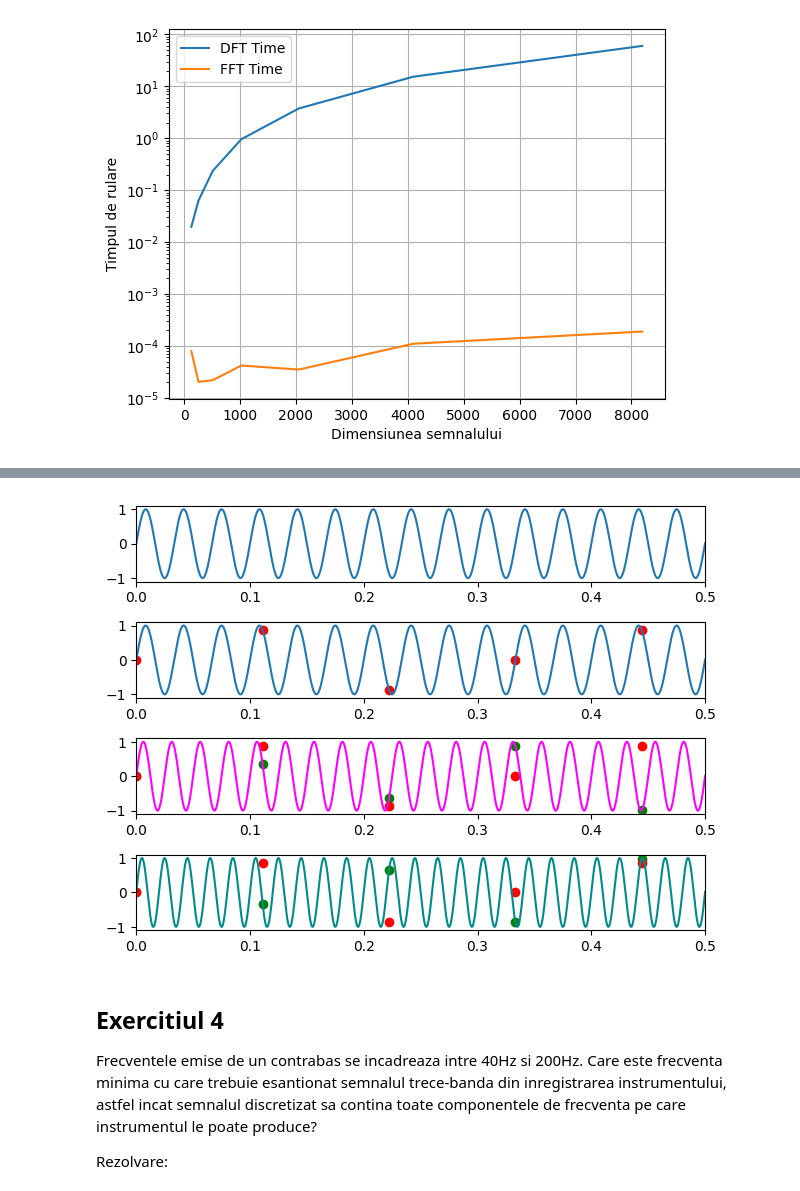
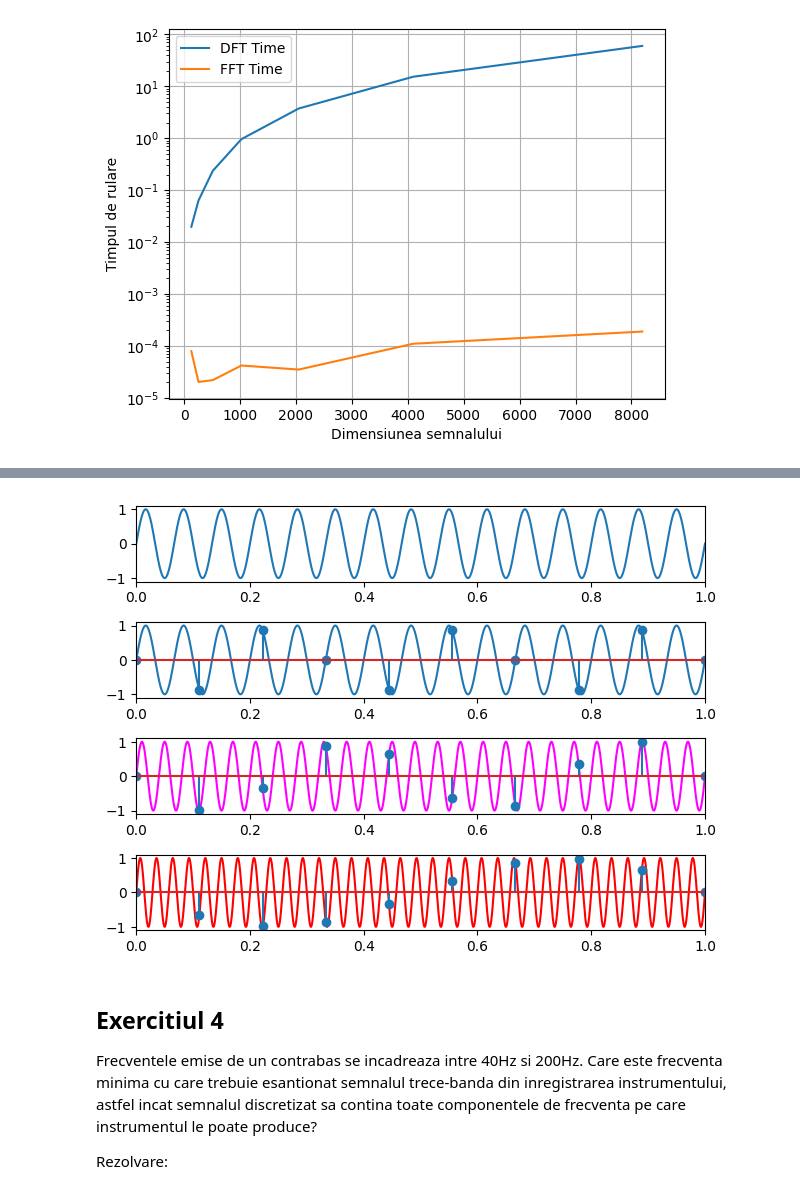
Before and after one commit to laurentiucretu68/ProcesareaSemnalelor, a Jupyter notebook: Laborator4/main.ipynb, the cells around one changed output, grey strips where cells are left out. Cells and saved outputs as stored; diff of their text form; code cells hidden in the pictures.

```diff
--- a/Laborator4/main.ipynb
+++ b/Laborator4/main.ipynb
@@ -90,43 +88,41 @@ plt.close(fig)
 # %%
 # Exercitiul 3
 def signal(n: np.ndarray, f: float):
     return np.sin(2 * np.pi * f * n)
 
-f = 30
+f = 15
 fs = 10
-n = np.linspace(0, 1, 10000)
-time = np.linspace(0, 1, fs)
+n = np.linspace(0, 1, fs)
+time = np.linspace(0, 1, 10000)
 
 fig, axs = plt.subplots(4)
-axs[0].plot(n, signal(n, f))
-axs[0].set_xlim([0, 0.5])
+axs[0].plot(time, signal(time, f))
+axs[0].set_xlim([0, 1])
 
-axs[1].plot(n, signal(n, f))
-axs[1].scatter(time, signal(time, f), c='red')
-axs[1].set_xlim([0, 0.5])
+axs[1].plot(time, signal(time, f))
+axs[1].stem(n, signal(n, f))
+axs[1].set_xlim([0, 1])
 
-axs[2].plot(n, signal(n, f + fs), c='magenta')
-axs[2].scatter(time, signal(time, f + fs), c='green')
-axs[2].scatter(time, signal(time, f), c='red')
-axs[2].set_xlim([0, 0.5])
+axs[2].plot(time, signal(time, f + fs), c='magenta')
+axs[2].stem(n, signal(n, f + fs))
+axs[2].set_xlim([0, 1])
 
-axs[3].plot(n, signal(n, f + 2 * fs), c='darkcyan')
-axs[3].scatter(time, signal(time, f + 2 * fs), c='green')
-axs[3].scatter(time, signal(time, f), c='red')
-axs[3].set_xlim([0, 0.5])
+axs[3].plot(time, signal(time, f + 2 * fs), c='red')
+axs[3].stem(n, signal(n, f + 2 * fs))
+axs[3].set_xlim([0, 1])
 
 plt.tight_layout()
 
 if not os.path.exists('exercitiul3'):
     os.mkdir('exercitiul3')
 
 plt.savefig(os.path.join('exercitiul3', f"exercitiul3.png"))
 plt.savefig(os.path.join('exercitiul3', f"exercitiul3.pdf"))
 
 plt.show()
 plt.close(fig)
 # %% [output]
-[figure, old version]
+[figure, new version]
 # %% [markdown]
 ## Exercitiul 4
 Frecventele emise de un contrabas se incadreaza intre 40Hz si 200Hz. Care este frecventa minima cu care trebuie esantionat semnalul trece-banda din inregistrarea instrumentului, astfel incat semnalul discretizat sa contina toate componentele de frecventa pe care instrumentul le poate produce?
```
Also changed, not shown: parts of 1 cell of this notebook, 4 other files.
